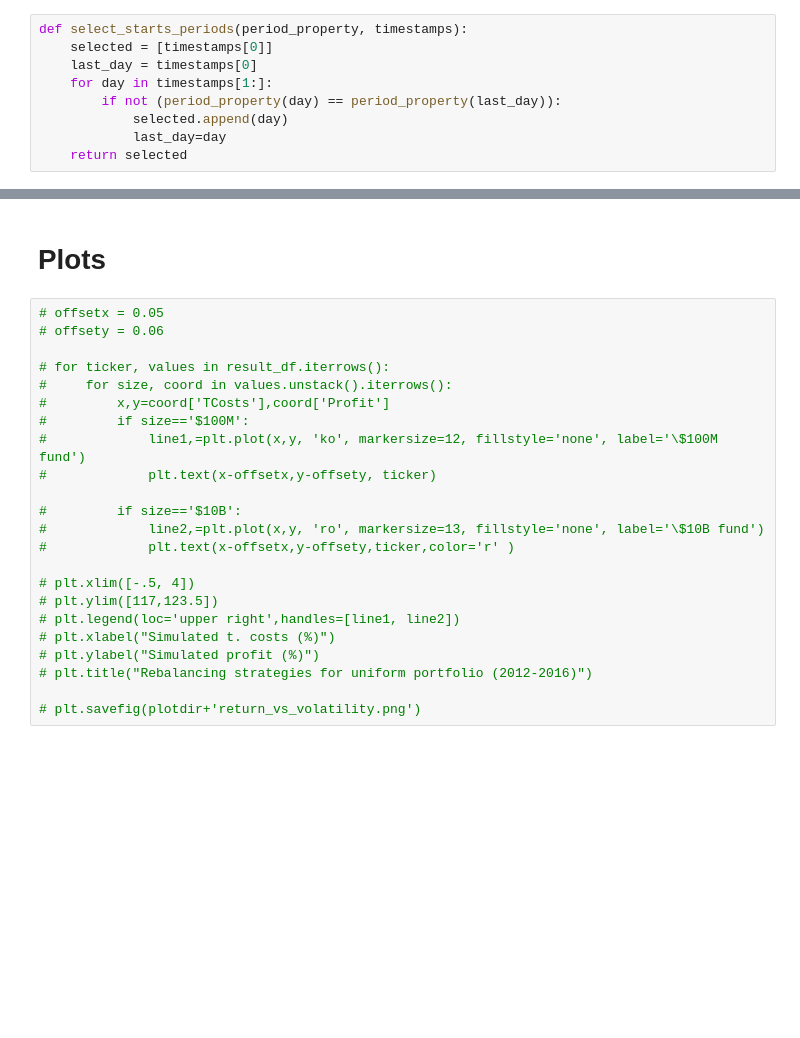
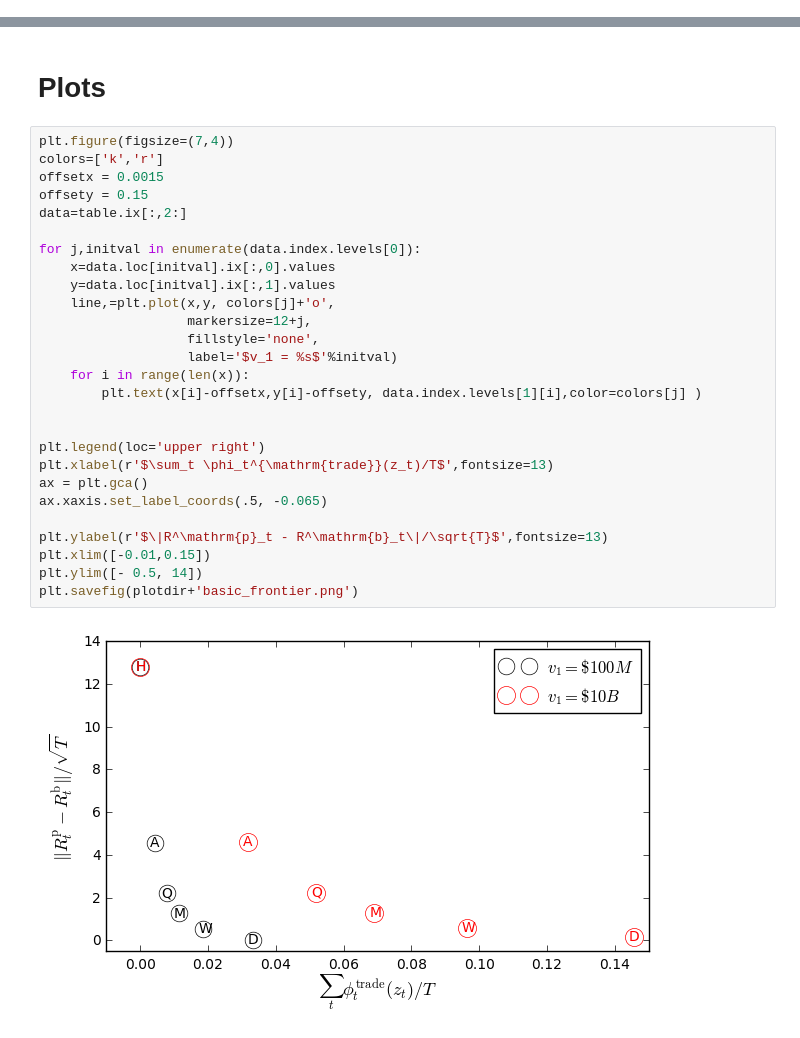
Before and after one commit to cvxgrp/cvxportfolio, a Jupyter notebook: BasicExample.ipynb, the cells around one changed output, grey strips where cells are left out. Saved outputs shown, nothing was run; the diff lists cells and outputs as text; blank space fills up the shorter version.

```diff
--- a/BasicExample.ipynb
+++ b/BasicExample.ipynb
@@ -38,9 +25,0 @@ benchmark/=sum(benchmark)
-# %%
-def select_starts_periods(period_property, timestamps):
-    selected = [timestamps[0]]
-    last_day = timestamps[0]
-    for day in timestamps[1:]:
-        if not (period_property(day) == period_property(last_day)):
-            selected.append(day)
-            last_day=day
-    return selected
@@ -168,26 +127,32 @@ plt.savefig(plotdir+'basic_frontier.png')
 # %% [markdown]
 # Plots
-# %%
-# offsetx = 0.05
-# offsety = 0.06
-
-# for ticker, values in result_df.iterrows():
-#     for size, coord in values.unstack().iterrows():
-#         x,y=coord['TCosts'],coord['Profit']
-#         if size=='$100M':
-#             line1,=plt.plot(x,y, 'ko', markersize=12, fillstyle='none', label='\$100M fund')
-#             plt.text(x-offsetx,y-offsety, ticker)
-
-#         if size=='$10B':
-#             line2,=plt.plot(x,y, 'ro', markersize=13, fillstyle='none', label='\$10B fund')
-#             plt.text(x-offsetx,y-offsety,ticker,color='r' )
-
-# plt.xlim([-.5, 4])
-# plt.ylim([117,123.5])
-# plt.legend(loc='upper right',handles=[line1, line2])
-# plt.xlabel("Simulated t. costs (%)")
-# plt.ylabel("Simulated profit (%)")
-# plt.title("Rebalancing strategies for uniform portfolio (2012-2016)")
-
-# plt.savefig(plotdir+'return_vs_volatility.png')
+# %%
+plt.figure(figsize=(7,4))
+colors=['k','r']
+offsetx = 0.0015
+offsety = 0.15
+data=table.ix[:,2:]
+
+for j,initval in enumerate(data.index.levels[0]):
+    x=data.loc[initval].ix[:,0].values
+    y=data.loc[initval].ix[:,1].values
+    line,=plt.plot(x,y, colors[j]+'o',
+                   markersize=12+j,
+                   fillstyle='none',
+                   label='$v_1 = %s$'%initval)
+    for i in range(len(x)):
+        plt.text(x[i]-offsetx,y[i]-offsety, data.index.levels[1][i],color=colors[j] )
+
+
+plt.legend(loc='upper right')
+plt.xlabel(r'$\sum_t \phi_t^{\mathrm{trade}}(z_t)/T$',fontsize=13)
+ax = plt.gca()
+ax.xaxis.set_label_coords(.5, -0.065)
+
+plt.ylabel(r'$\|R^\mathrm{p}_t - R^\mathrm{b}_t\|/\sqrt{T}$',fontsize=13)
+plt.xlim([-0.01,0.15])
+plt.ylim([- 0.5, 14])
+plt.savefig(plotdir+'basic_frontier.png')
+# %% [output]
+[figure, added]
 # %%
```
Also changed, not shown: parts of 15 cells of this notebook.
